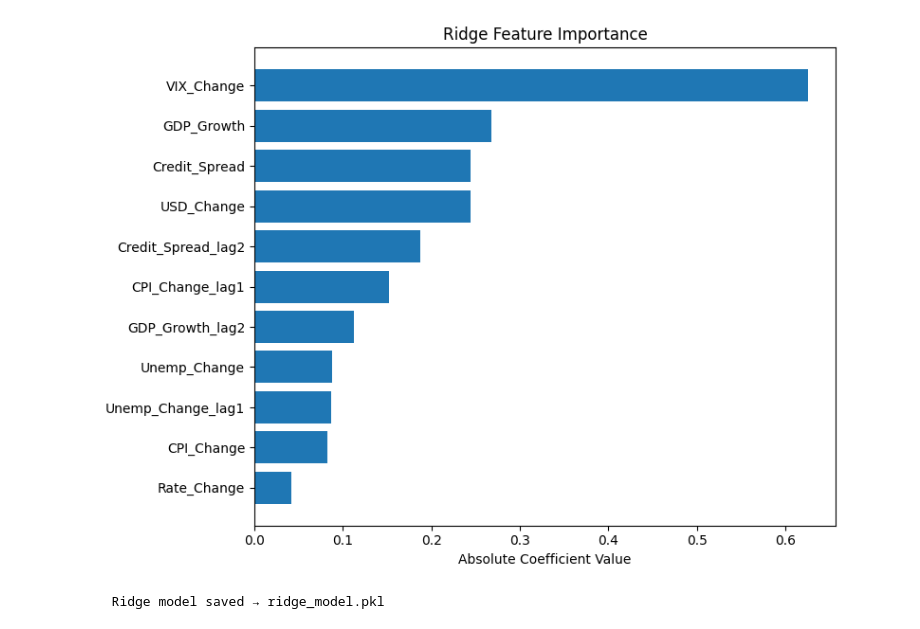
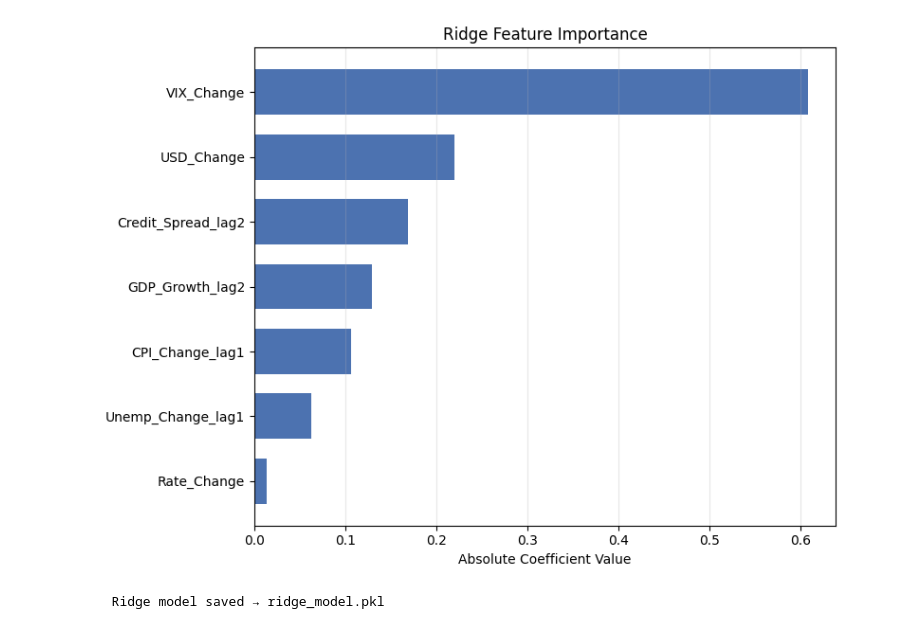
Before and after one commit to ashan-shashika/macroeconomic-impact-stock-ml, a Jupyter notebook: notebooks/04_linearRegeression.ipynb, the cells around one changed output. Saved outputs shown, nothing was run; the diff lists cells and outputs as text; code cells hidden in the pictures.

```diff
--- a/notebooks/04_linearRegeression.ipynb
+++ b/notebooks/04_linearRegeression.ipynb
@@ -235,3 +148,10 @@ Credit_Spread_lag2 50.373382    High
 ==================================================
 
 Note: VIF > 5.0 indicates multicollinearity concern
+# %%
+
+# MODEL 3: Linear Regression With Combining lags
+FEATURE_COLS = [
+    'CPI_Change_lag1', 'Rate_Change', 'GDP_Growth_lag2', 'Unemp_Change_lag1',
+    'USD_Change', 'VIX_Change', 'Credit_Spread_lag2']
+ev3, coef3, model3 = train_linear_model(df, FEATURE_COLS, "Model 3 - Mixed Lags")
@@ -237,0 +178,16 @@ Note: VIF > 5.0 indicates multicollinearity concern
+# %%
+# Split data
+splits_data = data_split(df, FEATURE_COLS)
+X_train_4 = splits_data['X_train']
+y_train_4 = splits_data['y_train']
+X_test_4  = splits_data['X_test']
+y_test_4  = splits_data['y_test']
+
+# Scale features
+scaler = StandardScaler()
+X_train_scaled = scaler.fit_transform(X_train_4)
+X_test_scaled  = scaler.transform(X_test_4)
+
+X_train_4_df = pd.DataFrame(X_train_4, columns=FEATURE_COLS)
+print("\nMULTICOLLINEARITY CHECK (VIF):")
+vif_results = check_multicollinearity(X_train_4_df, threshold=5.0)
@@ -244,8 +218,8 @@ for alpha in alphas:
     ridge = Ridge(alpha=alpha)
     scores = cross_val_score(
         ridge,
-        X_train_lagged,
-        y_train_lagged,
+        X_train_4,
+        y_train_4,
         cv=5,
         scoring='r2'
     )
@@ -280,18 +254,18 @@ print("MODEL 4: Ridge Regression")
 print("="*50)
 
 model_4 = Ridge(alpha=best_alpha)
-model_4.fit(X_train_lagged, y_train_lagged)
+model_4.fit(X_train_4, y_train_4)
 
 # Predict
-y_train_pred_4 = model_4.predict(X_train_lagged)
-y_test_pred_4 = model_4.predict(X_test_lagged)
+y_train_pred_4 = model_4.predict(X_train_4)
+y_test_pred_4 = model_4.predict(X_test_4)
 
 # Evaluate
-ev_result4 = evaluate_model(model_4, X_train_lagged, y_train_lagged, X_test_lagged, y_test_lagged, "Model 4 - Test")
+ev_result4 = evaluate_model(model_4, X_train_4, y_train_4, X_test_4, y_test_4, "Model 4 - Test")
 
 # Print coefficients (on scaled features)
 coef_df_4 = pd.DataFrame({
-    'Feature': MACRO_COLS + LAGGED_COLS,
+    'Feature': FEATURE_COLS,
     'Coefficient': model_4.coef_,
     'Abs_Coef': np.abs(model_4.coef_)
 }).sort_values('Abs_Coef', ascending=False)
@@ -372,17 +346,18 @@ plt.show()
 # %%
 coef_df = pd.DataFrame({
-    'Feature'    : MACRO_COLS + LAGGED_COLS,
+    'Feature'    : FEATURE_COLS,
     'Coefficient': np.abs(model_4.coef_)
 }).sort_values('Coefficient', ascending=True)
 
 plt.figure(figsize=(8, 6))
-plt.barh(coef_df['Feature'], coef_df['Coefficient'])
+plt.barh(coef_df['Feature'], coef_df['Coefficient'],color='#4C72B0', height=0.7)
 plt.xlabel('Absolute Coefficient Value')
 plt.title('Ridge Feature Importance')
+plt.grid(True, alpha=0.3, axis='x')
 plt.tight_layout()
 plt.show()
 # %% [output]
-[figure, old version]
+[figure, new version]
 # %%
 import pickle
 
```
Also changed, not shown: parts of 17 cells of this notebook, 2 other files.
